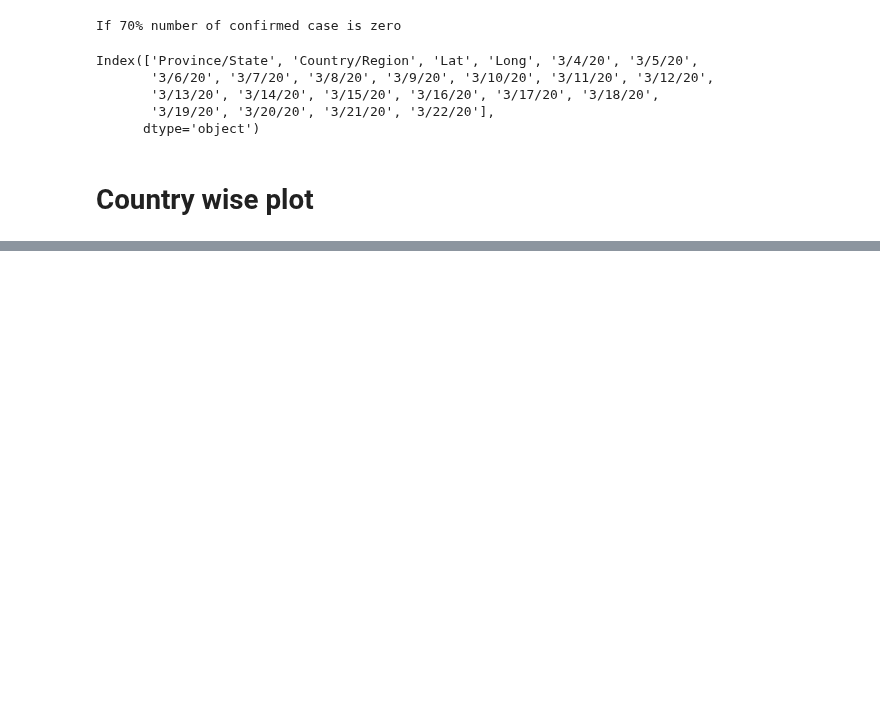
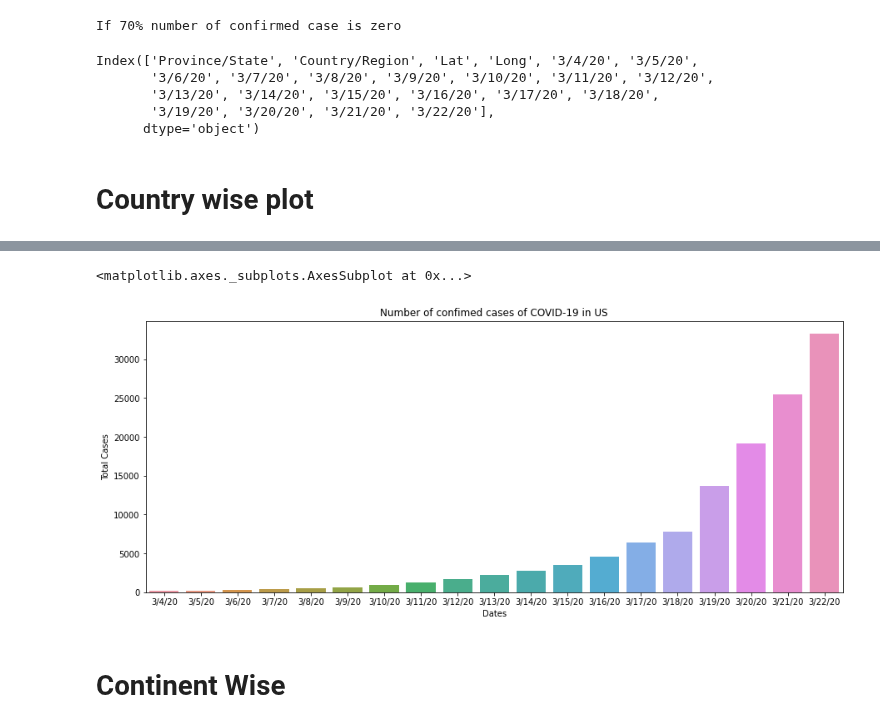
Before and after one commit to SujitSingh11/10DaysOfML, a Jupyter notebook: Day_1.ipynb, the cells around one changed output, grey strips where cells are left out. Drawn from its saved outputs; the diff is of its cells as text; code cells hidden in the pictures; blank space fills up the shorter version.

```diff
--- a/Day_1.ipynb
+++ b/Day_1.ipynb
@@ -107,0 +123,20 @@ plt.show()
+# %%
+
+datePlotSet = dataSet.drop(['Province/State','Lat','Long'],axis=1)
+t1 = datePlotSet.groupby('Country/Region')['3/4/20'].sum()
+t1['China']
+sums = []
+for plotDate in dates:
+  t1 = datePlotSet.groupby('Country/Region')[plotDate].sum()
+  sums.append(t1['US'])
+# %%
+plt.figure(figsize=(15,6))
+plt.title("Number of confimed cases of COVID-19 in US")
+plt.xlabel("Dates")
+plt.ylabel("Total Cases")
+sns.barplot(x=dates,y=sums)
+# %% [output]
+<matplotlib.axes._subplots.AxesSubplot at 0x...>
+[figure, added]
+# %% [markdown]
+# Continent Wise
```
Also changed, not shown: parts of 7 cells of this notebook.
